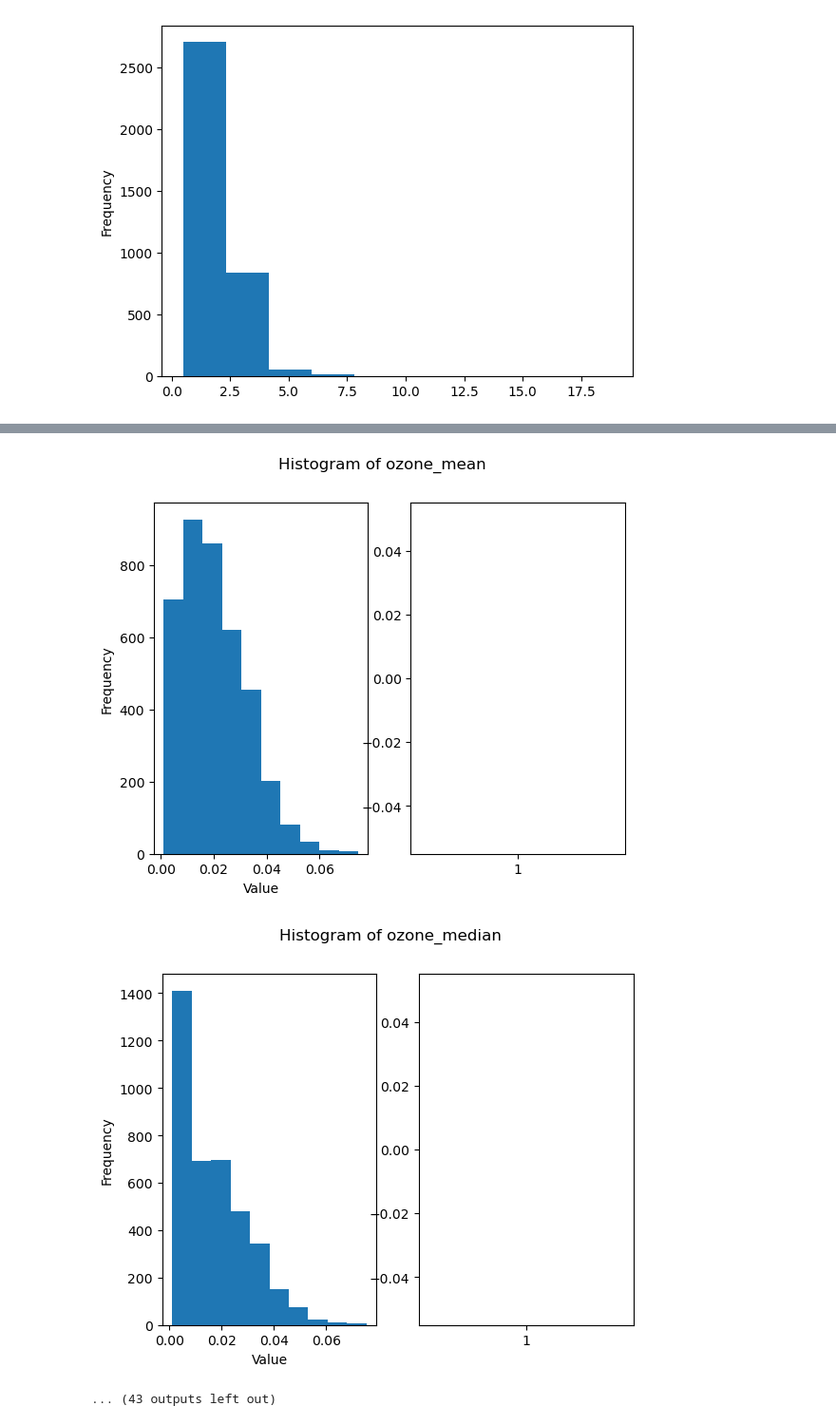
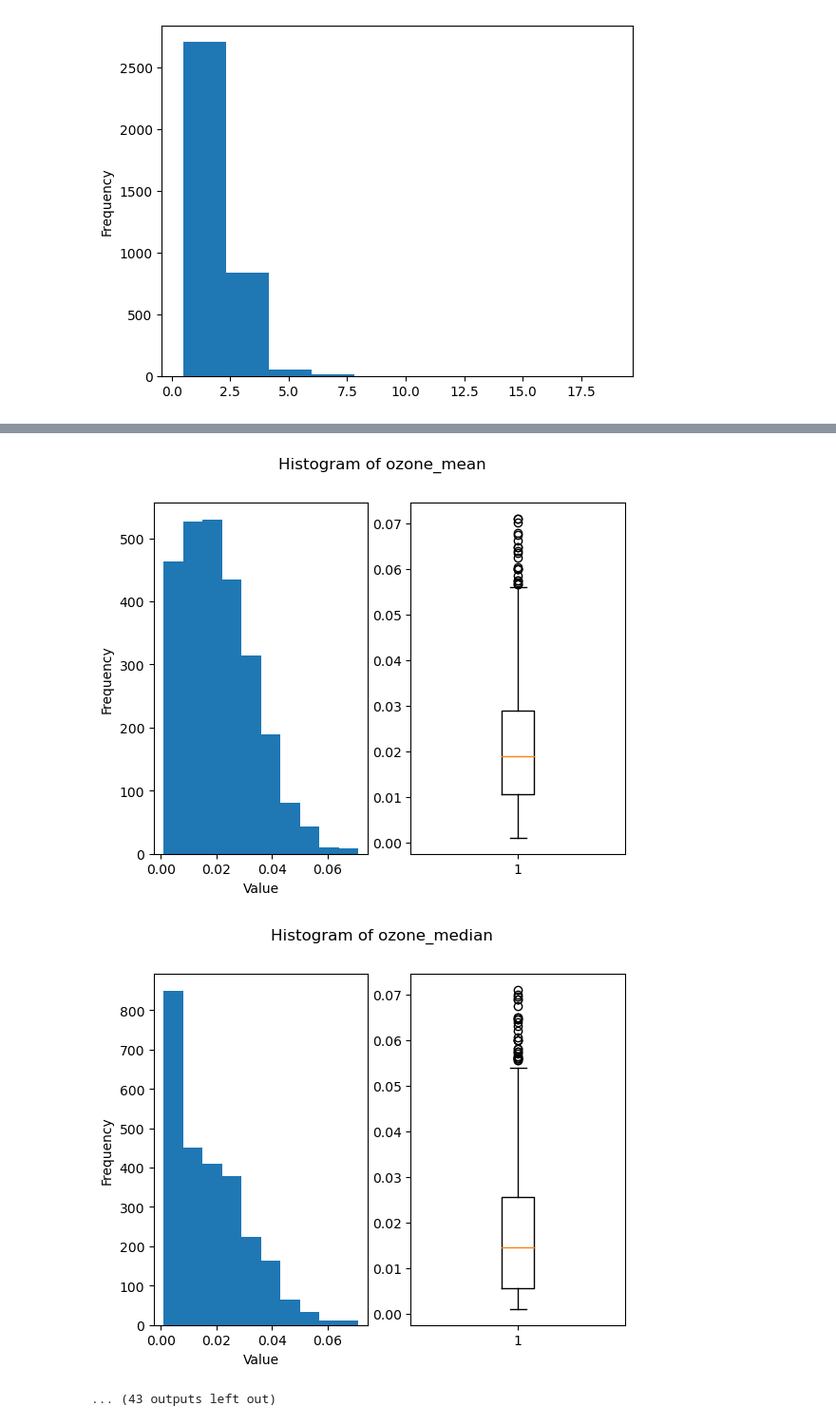
Before and after one commit to jrary/DataScienceTermProject, a Jupyter notebook: src/dataVisualization.ipynb, the cells around one changed output, grey strips where cells are left out. Shown at 95% size. Drawn from its saved outputs; the diff is of its cells as text; code cells hidden in the pictures.

```diff
--- a/src/dataVisualization.ipynb
+++ b/src/dataVisualization.ipynb
@@ -833,7 +833,7 @@ df['wind speed_median'].plot(kind='hist')
 import pandas as pd
 import matplotlib.pyplot as plt
 df = pd.read_csv('./assets/output/finalDataset.csv')
-df.dropna()
+df = df.dropna()
 def findOutlier(feat):
 
     fig = plt.figure()  # 그래프 크기 설정
@@ -864,3 +864,3 @@ for col in df.columns:
-[figure, old version]
+[figure, new version]
-[figure, old version]
+[figure, new version]
 ... (43 outputs left out)
```
Also changed, not shown: parts of 1 cell of this notebook.
